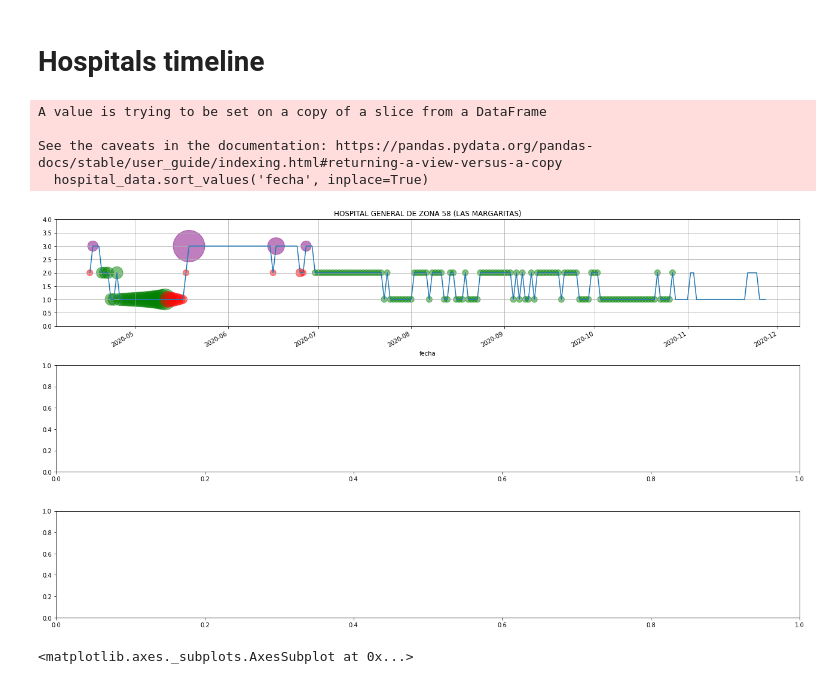
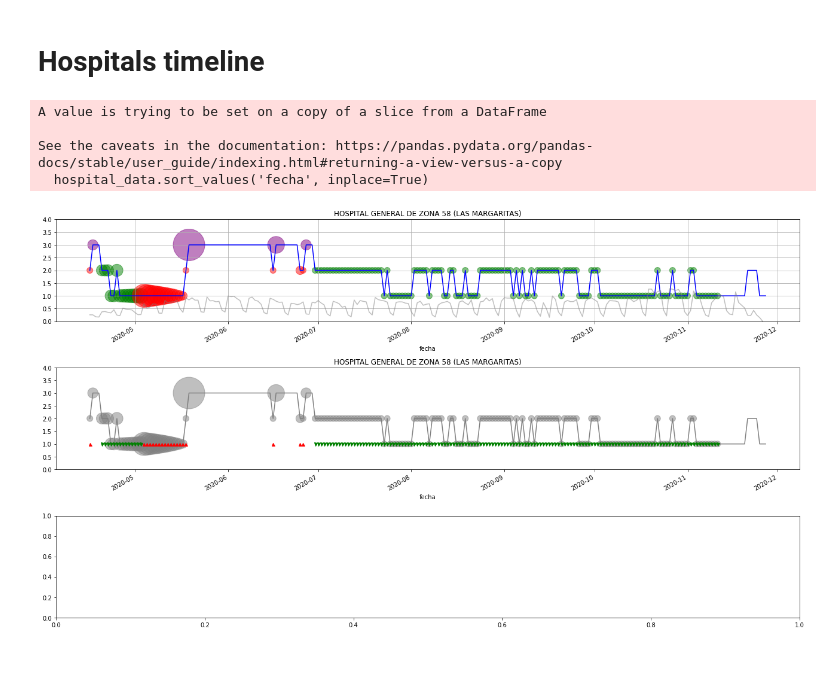
Before and after one commit to dhdzmota/omath_mota_rulo, a Jupyter notebook: notebooks/Municipio data.ipynb, the cells around one changed output. Drawn from its saved outputs; the diff is of its cells as text; code cells hidden in the pictures.

```diff
--- a/notebooks/Municipio data.ipynb
+++ b/notebooks/Municipio data.ipynb
@@ -38,4 +39,6 @@ from data_scientia.features import hospital
 from data_scientia.visualization import hospital_timeline
+# %%
+dataset = train_data.get()
 # %%
 municipio_codes_dict = municipios.get_municipio_codes()
 # %%
@@ -85,36 +88,58 @@ neighbor_municipios_daily_cases = hospital.get_neighbor_municipio_daily_cases(
 neighbor_municipios_daily_cases.columns = [
     municipio_codes_dict[x] for x in
     neighbor_municipios_daily_cases.columns]
+# %%
+dataset_hospital = dataset[
+    dataset['nombre_hospital'] == hospital_name
+].set_index('fecha')
 # %% [markdown]
 # Hospitals timeline
 # %%
-target_name = 'is_next_peak_in_7_days'
+target_name = 'is_next_peak_in_15_days'
-# %%
-fig, ax = plt.subplots(3, 1, figsize=(18, 10))
-
-hospital_timeline.plot_hospital_timeline(
-    hospital_name,
-    ax[0],
-    target_name='is_next_peak_in_7_days')
-
-fig.set_tight_layout('tight')
-# %% [output]
-A value is trying to be set on a copy of a slice from a DataFrame
-
-See the caveats in the documentation: https://pandas.pydata.org/pandas-docs/stable/user_guide/indexing.html#returning-a-view-versus-a-copy
-  hospital_data.sort_values('fecha', inplace=True)
-[figure, removed]
 # %%
+fig, ax = plt.subplots(3, 1, figsize=(18, 10))
+
+hospital_timeline.plot_hospital_timeline(
+    hospital_name,
+    ax[0],
+    target_name=target_name)
+
+hospital_timeline.plot_hospital_timeline(
+    hospital_name,
+    ax[1],
+    gray=True,
+    target_name=target_name)
+
 neighbor_municipios_daily_cases = neighbor_municipios_daily_cases.loc[
     data[data['nombre_hospital'] == hospital_name]['fecha'].min():
     data[data['nombre_hospital'] == hospital_name]['fecha'].max()]
 
 covid_cases = neighbor_municipios_daily_cases.sum(axis=1)
 
 (covid_cases / 700).plot(
     ax=ax[0],
     alpha=.5,
     grid=True,
     color='gray')
+
+dataset_hospital.query('%s == 1' % target_name)[target_name].plot(
+    ax=ax[1],
+    color='red',
+    marker='^',
+    markersize=5,
+    linestyle='')
+
+(dataset_hospital.query('%s == 0' % target_name)[target_name] + 1).plot(
+    ax=ax[1],
+    color='green',
+    marker='v',
+    markersize=5,
+    linestyle='')
+
+fig.set_tight_layout('tight')
 # %% [output]
-<matplotlib.axes._subplots.AxesSubplot at 0x...>
+A value is trying to be set on a copy of a slice from a DataFrame
+
+See the caveats in the documentation: https://pandas.pydata.org/pandas-docs/stable/user_guide/indexing.html#returning-a-view-versus-a-copy
+  hospital_data.sort_values('fecha', inplace=True)
+[figure, added]
```
Also changed, not shown: parts of 5 cells of this notebook, 3 other files.
